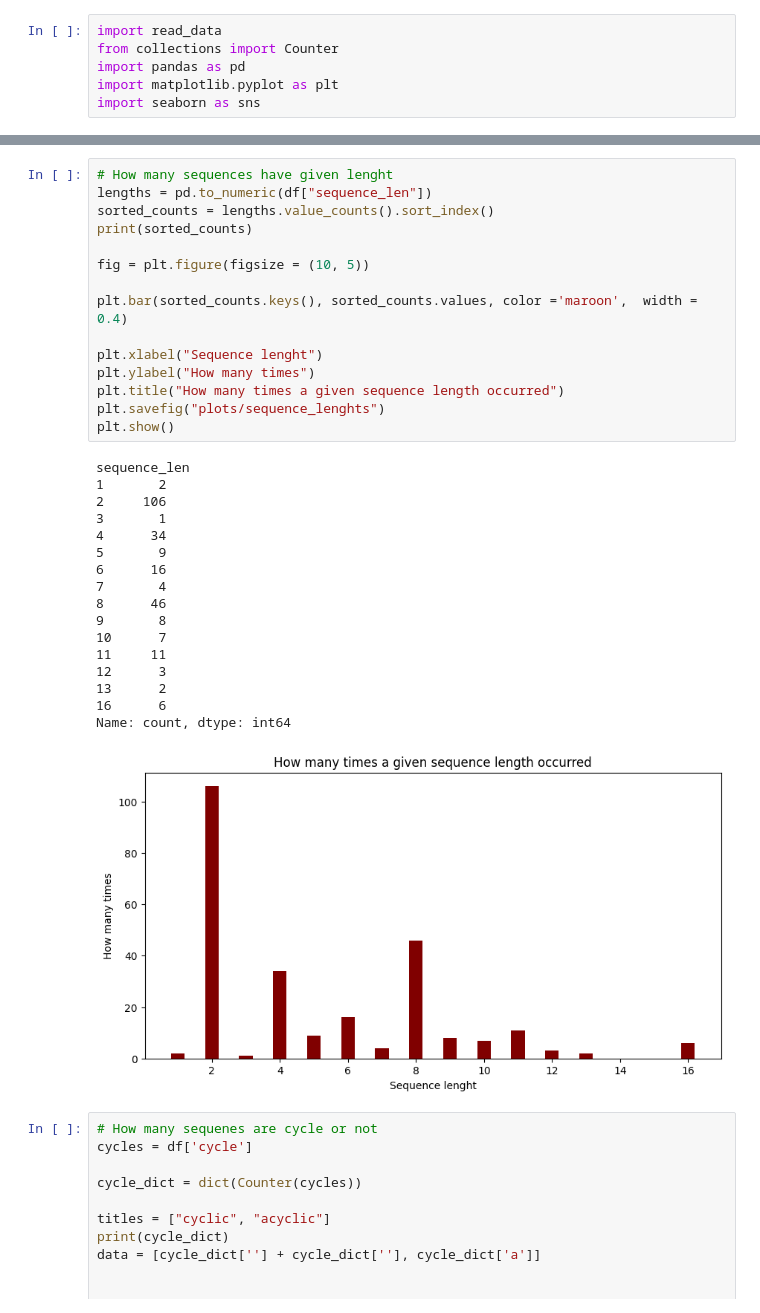
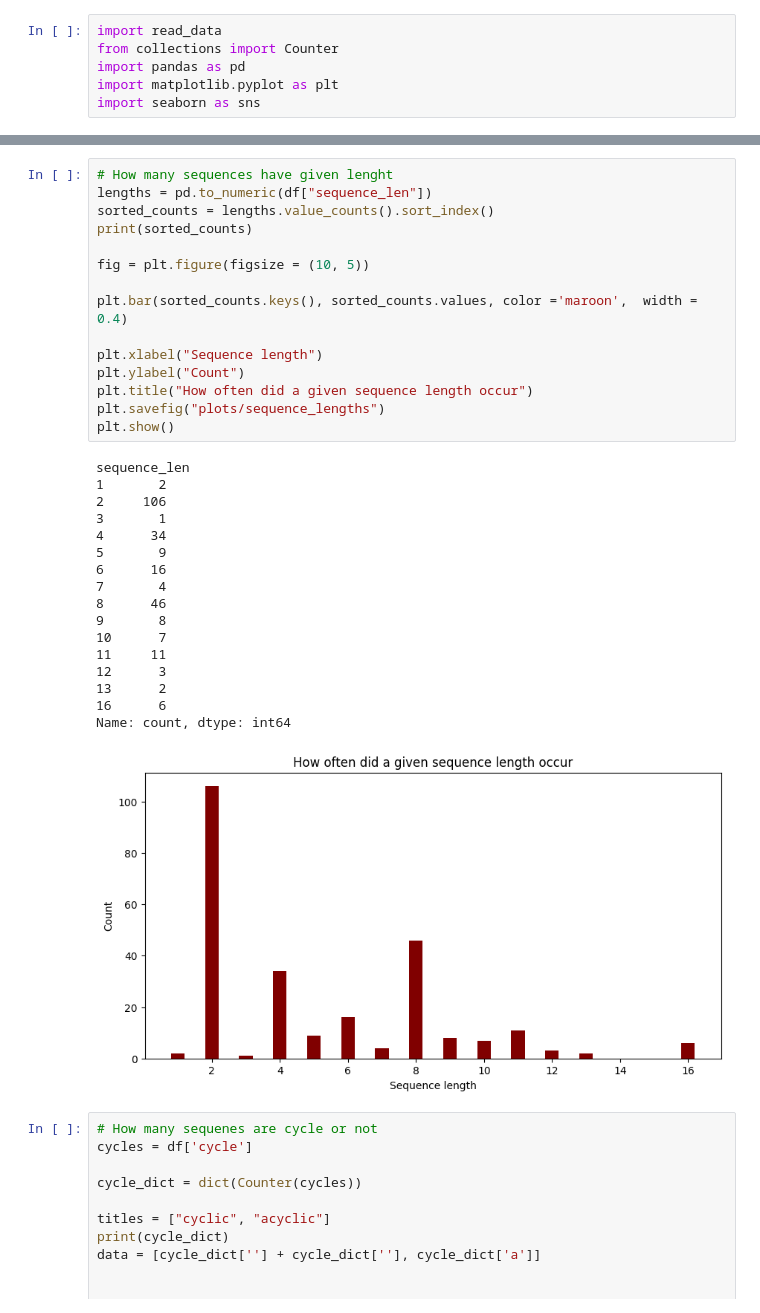
Before and after one commit to agentolek/Bootcamp-mini-hackathon-2024, a Jupyter notebook: Slodziaki/code/analiza3.ipynb, the cells around one changed output, grey strips where cells are left out. Cells and saved outputs as stored; diff of their text form.

```diff
--- a/Slodziaki/code/analiza3.ipynb
+++ b/Slodziaki/code/analiza3.ipynb
@@ -28,36 +28,36 @@ print(df)
 # %%
 # How many sequences have given lenght
 lengths = pd.to_numeric(df["sequence_len"])
 sorted_counts = lengths.value_counts().sort_index()
 print(sorted_counts)
 
 fig = plt.figure(figsize = (10, 5))
 
 plt.bar(sorted_counts.keys(), sorted_counts.values, color ='maroon',  width = 0.4)
 
-plt.xlabel("Sequence lenght")
-plt.ylabel("How many times")
-plt.title("How many times a given sequence length occurred")
-plt.savefig("plots/sequence_lenghts")
+plt.xlabel("Sequence length")
+plt.ylabel("Count")
+plt.title("How often did a given sequence length occur")
+plt.savefig("plots/sequence_lengths")
 plt.show()
 # %% [output]
 sequence_len
 1       2
 2     106
 3       1
 4      34
 5       9
 6      16
 7       4
 8      46
 9       8
 10      7
 11     11
 12      3
 13      2
 16      6
 Name: count, dtype: int64
-[figure, old version]
+[figure, new version]
 # %%
 # How many sequenes are cycle or not
 cycles = df['cycle']
```
Also changed, not shown: 7 other files.
